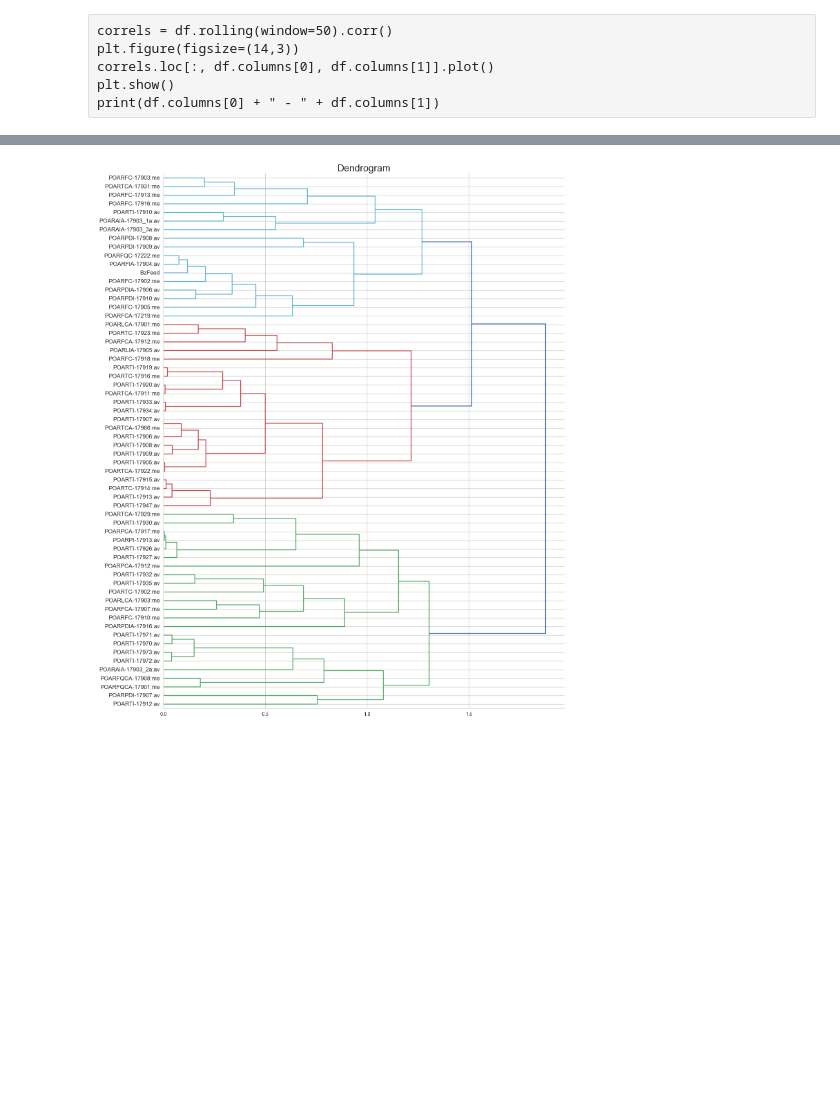
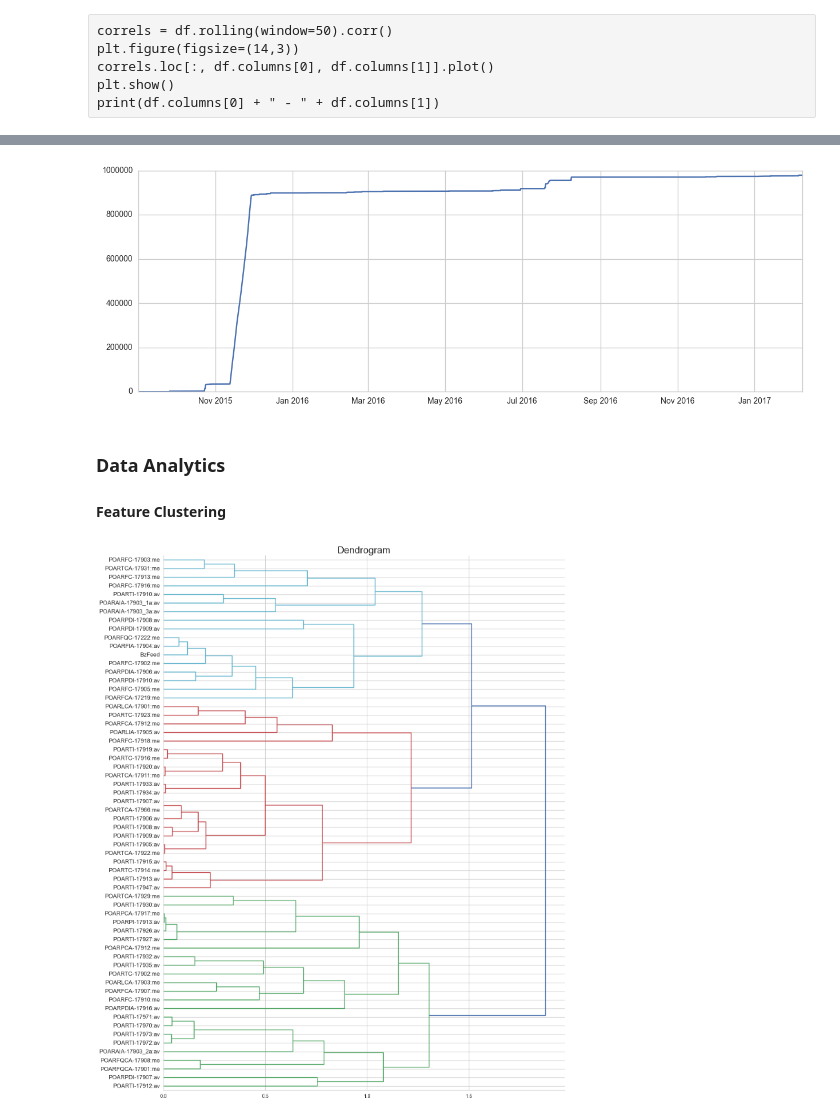
Before and after one commit to clijda/IP21analysis, a Jupyter notebook: DataExplorationIP21.ipynb, the cells around one changed output, grey strips where cells are left out. Cells and saved outputs as stored; diff of their text form; code cells hidden in the pictures; blank space fills up the shorter version.

```diff
--- a/DataExplorationIP21.ipynb
+++ b/DataExplorationIP21.ipynb
@@ -199,3 +214,12 @@ print(df.columns[0] + " - " + df.columns[1])
+# %%
+plt.figure(figsize=[15,5])
+plt.plot(df1.index,df1['cumgain'])
+plt.show()
+# %% [output]
+[figure, added]
+# %% [markdown]
+### Data Analytics
+#### Feature Clustering
 # %%
 ########################################################################
 # Feature clustering
```
Also changed, not shown: parts of 21 cells of this notebook.
